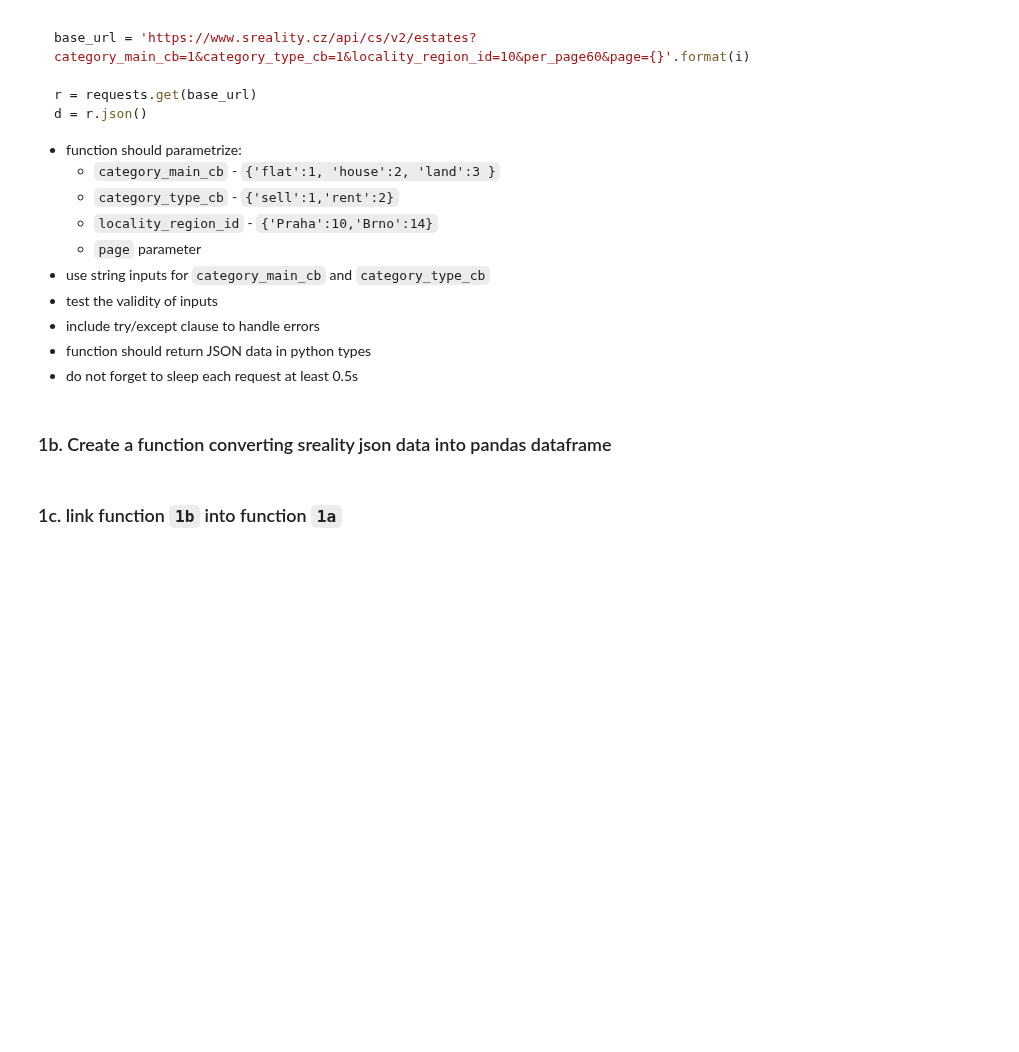
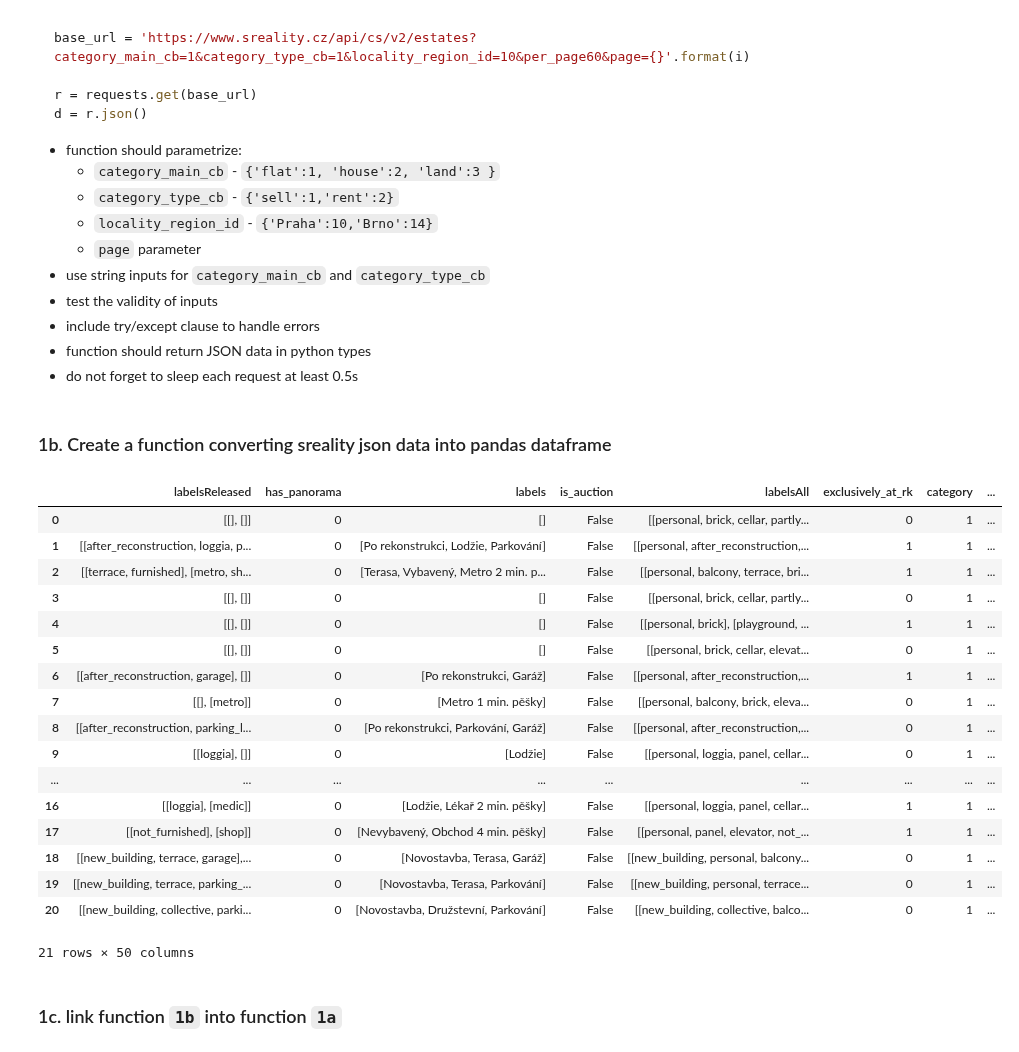
Before and after one commit to vitekzkytek/PythonDataIES, a Jupyter notebook: 05_APIs/seminar_empty.ipynb, the cells around one changed output. Drawn from its saved outputs; the diff is of its cells as text; code cells hidden in the pictures; blank space fills up the shorter version.

```diff
--- a/05_APIs/seminar_empty.ipynb
+++ b/05_APIs/seminar_empty.ipynb
@@ -25,7 +25,54 @@ d = r.json()
 * include try/except clause to handle errors
 * function should return JSON data in python types
 * do not forget to sleep each request at least 0.5s
+# %%
+def request_sreality(category_main, category_type, locality_region, page):
+    mains = {'flat':1, 'house':2, 'land':3 }
+    types = {'sell':1,'rent':2}
+    locations = {'Praha':10,'Brno':14}
+
+    url_template = 'https://www.sreality.cz/api/cs/v2/estates?category_main_cb={cm}&category_type_cb={ct}&locality_region_id={lr}&per_page60&page={page}'
+
+
+    try:
+        url = url_template.format(
+            cm=mains[category_main],
+            ct=types[category_type],
+            lr=locations[locality_region],
+            page=page
+        )
+        r = requests.get(base_url)
+        if r.ok:
+            return r.json()
+    except:
+        print('There was an error in request')
+
+
+d = request_sreality('land','rent','Brno', 1)
 # %% [markdown]
 ### 1b. Create a function converting sreality json data into pandas dataframe
+# %%
+def sreality_json_to_df(sreality_json):
+    return pd.DataFrame(sreality_json['_embedded']['estates'])
+sreality_json_to_df(d)
+# %% [output]
+|  | labelsReleased | has_panorama | labels | is_auction | labelsAll | exclusively_at_rk | category | ... |
+| 0 | [[], []] | 0 | [] | False | [[personal, brick, cellar, partly... | 0 | 1 | ... |
+| 1 | [[after_reconstruction, loggia, p... | 0 | [Po rekonstrukci, Lodžie, Parkování] | False | [[personal, after_reconstruction,... | 1 | 1 | ... |
+| 2 | [[terrace, furnished], [metro, sh... | 0 | [Terasa, Vybavený, Metro 2 min. p... | False | [[personal, balcony, terrace, bri... | 1 | 1 | ... |
+| 3 | [[], []] | 0 | [] | False | [[personal, brick, cellar, partly... | 0 | 1 | ... |
+| 4 | [[], []] | 0 | [] | False | [[personal, brick], [playground, ... | 1 | 1 | ... |
+| 5 | [[], []] | 0 | [] | False | [[personal, brick, cellar, elevat... | 0 | 1 | ... |
+| 6 | [[after_reconstruction, garage], []] | 0 | [Po rekonstrukci, Garáž] | False | [[personal, after_reconstruction,... | 1 | 1 | ... |
+| 7 | [[], [metro]] | 0 | [Metro 1 min. pěšky] | False | [[personal, balcony, brick, eleva... | 0 | 1 | ... |
+| 8 | [[after_reconstruction, parking_l... | 0 | [Po rekonstrukci, Parkování, Garáž] | False | [[personal, after_reconstruction,... | 0 | 1 | ... |
+| 9 | [[loggia], []] | 0 | [Lodžie] | False | [[personal, loggia, panel, cellar... | 0 | 1 | ... |
+| ... | ... | ... | ... | ... | ... | ... | ... | ... |
+| 16 | [[loggia], [medic]] | 0 | [Lodžie, Lékař 2 min. pěšky] | False | [[personal, loggia, panel, cellar... | 1 | 1 | ... |
+| 17 | [[not_furnished], [shop]] | 0 | [Nevybavený, Obchod 4 min. pěšky] | False | [[personal, panel, elevator, not_... | 1 | 1 | ... |
+| 18 | [[new_building, terrace, garage],... | 0 | [Novostavba, Terasa, Garáž] | False | [[new_building, personal, balcony... | 0 | 1 | ... |
+| 19 | [[new_building, terrace, parking_... | 0 | [Novostavba, Terasa, Parkování] | False | [[new_building, personal, terrace... | 0 | 1 | ... |
+| 20 | [[new_building, collective, parki... | 0 | [Novostavba, Družstevní, Parkování] | False | [[new_building, collective, balco... | 0 | 1 | ... |
+21 rows × 50 columns
 # %% [markdown]
 ### 1c. link function `1b` into function `1a`
```
Also changed, not shown: parts of 7 cells of this notebook, 1 other file.
